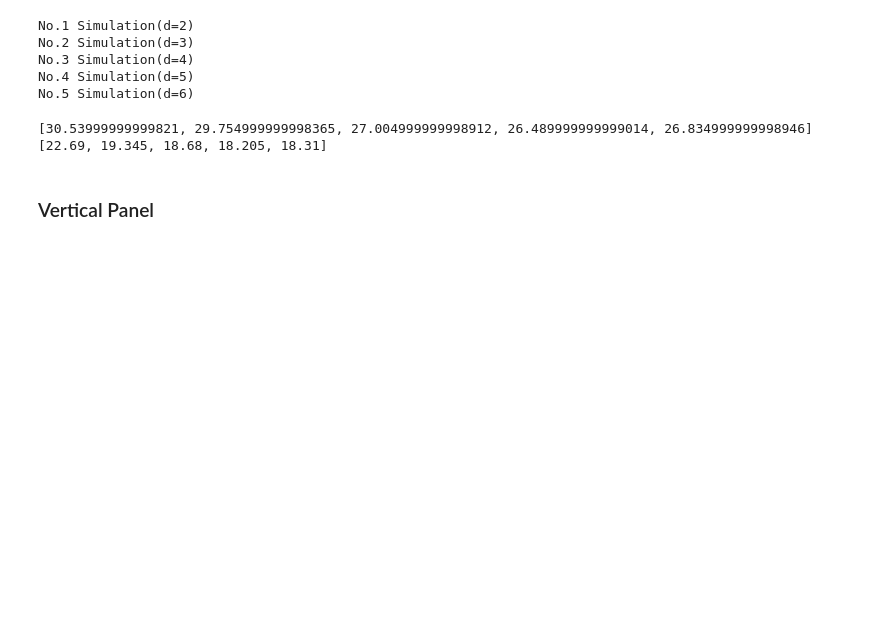
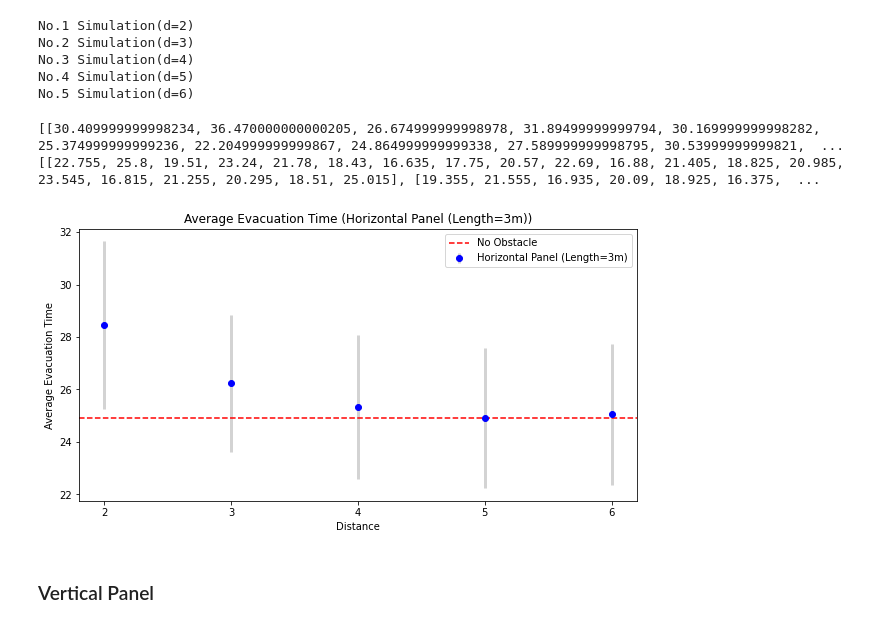
Before and after one commit to ann0215/ABM, a Jupyter notebook: update/experiment.ipynb, the cells around one changed output. Cells and saved outputs as stored; diff of their text form; code cells hidden in the pictures; blank space fills up the shorter version.

```diff
--- a/update/experiment.ipynb
+++ b/update/experiment.ipynb
@@ -196,6 +357,7 @@ Std-erro of time (80 out) for no-obstacle: 2.30
 # %% [markdown]
 ### Horizontal Panel
 # %%
+# length=3m
 r_1 = 1
 r_2 = 0
 r_3 = 0
@@ -205,29 +367,33 @@ time_list_d = []
 time_perct_list_d = []
 for d in range(2,7):
     print(f"No.{d-1} Simulation(d={d})")
-    for seed in range(10):
-        time_list = []
-        time_perct_list = []
+    time_list = []
+    time_perct_list = []
+    for seed in range(20):
         barrier_set = barrier_set_noobs + [(26-d-1,7),(26-d,10)]
         time, time_perct = one_simulation(barrier_set, percent_threshold,
                     r_1, r_2, r_3, A_p, A_o, B, beta1, beta2,
                     N, delta_time, seed, gui_display=False)
         time_list.append(time)
         time_perct_list.append(time_perct)
-    time_list_d.append(np.mean(time_list))
-    time_perct_list_d.append(np.mean(time_perct_list))
+    time_list_d.append(time_list)
+    time_perct_list_d.append(time_perct_list)
 # %% [output]
 No.1 Simulation(d=2)
 No.2 Simulation(d=3)
 No.3 Simulation(d=4)
 No.4 Simulation(d=5)
 No.5 Simulation(d=6)
-# %%
-print(time_list_d)
-print(time_perct_list_d)
-# %% [output]
-[30.53999999999821, 29.754999999998365, 27.004999999998912, 26.489999999999014, 26.834999999998946]
-[22.69, 19.345, 18.68, 18.205, 18.31]
+# %%
+time_list_d_hori_len3 = time_list_d
+time_perct_list_d_hori_len3 = time_perct_list_d
+print(time_list_d_hori_len3)
+print(time_perct_list_d_hori_len3)
+plot_with_ci(time_list_d_hori_len3,range(2,7), obstacle_type='Horizontal Panel (Length=3m)', value_noobs=np.mean(time_list_noobs))
+# %% [output]
+[[30.409999999998234, 36.470000000000205, 26.674999999998978, 31.89499999999794, 30.169999999998282, 25.374999999999236, 22.204999999999867, 24.864999999999338, 27.589999999998795, 30.53999999999821,  ...
+[[22.755, 25.8, 19.51, 23.24, 21.78, 18.43, 16.635, 17.75, 20.57, 22.69, 16.88, 21.405, 18.825, 20.985, 23.545, 16.815, 21.255, 20.295, 18.51, 25.015], [19.355, 21.555, 16.935, 20.09, 18.925, 16.375,  ...
+[figure, added]
 # %% [markdown]
 ### Vertical Panel
 # %%
```
Also changed, not shown: parts of 31 cells of this notebook, 7 other files.
